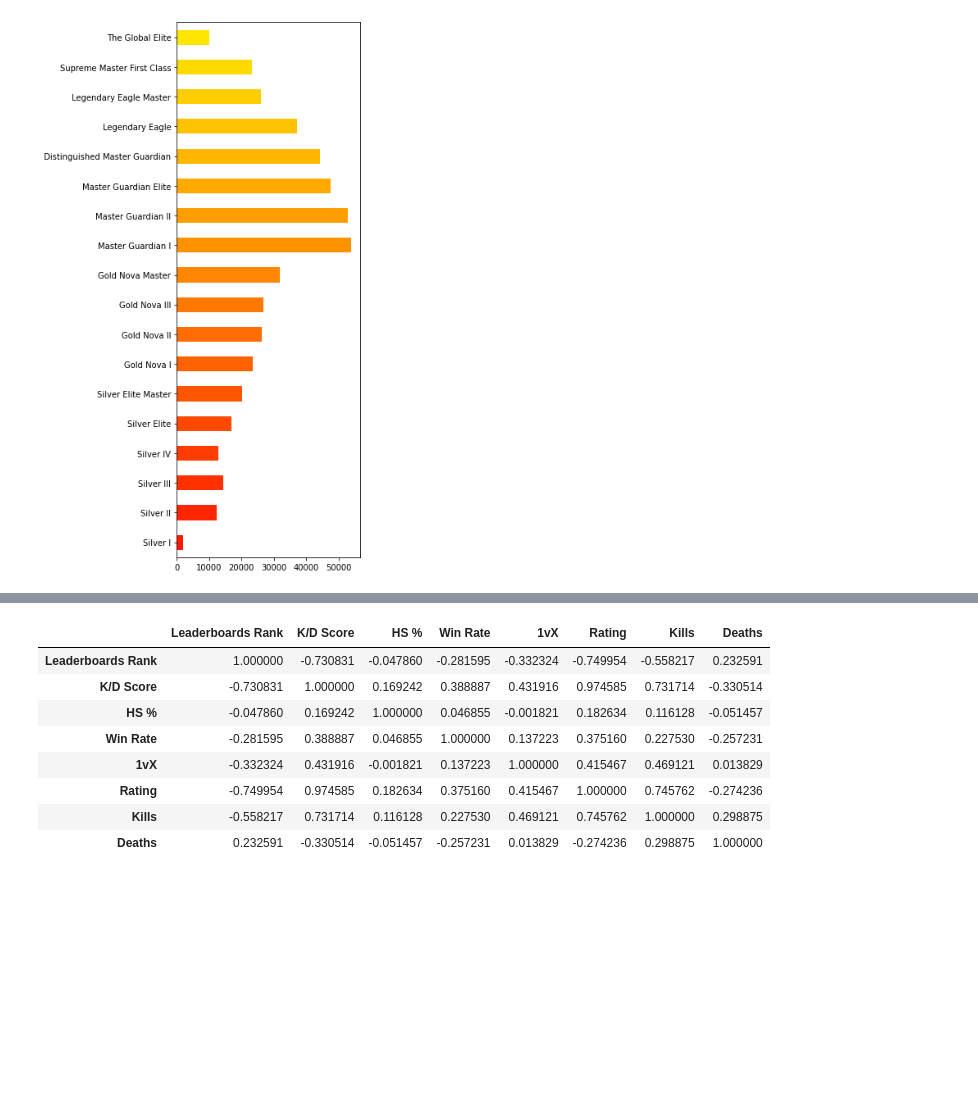
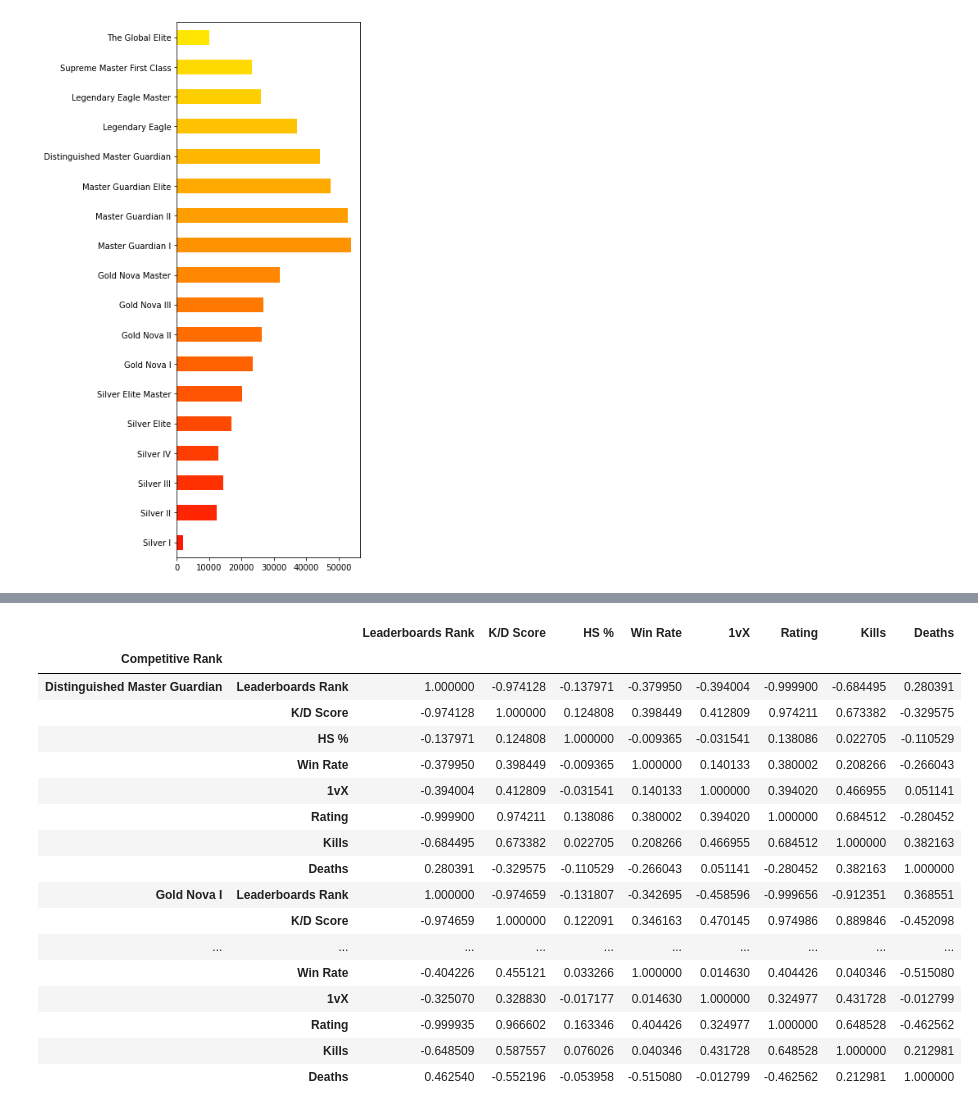
Before and after one commit to cc-visionary/datapre-csgostats, a Jupyter notebook: Scraping CSGOStats.gg.ipynb, the cells around one changed output, grey strips where cells are left out. Saved outputs shown, nothing was run; the diff lists cells and outputs as text; code cells hidden in the pictures; blank space fills up the shorter version.

Commit message:
Added Statistical Inferences
Updated Spearman correlation to show correlation per rank. Added STD and coefficient of varation per rank

```diff
--- a/Scraping CSGOStats.gg.ipynb
+++ b/Scraping CSGOStats.gg.ipynb
@@ -632,14 +689,23 @@ playerDistr.plot.barh(color=colors, figsize = (4,12))
 # %%
 
-corr = df.corr(method = "spearman")
+corr = df.groupby('Competitive Rank').corr(method = "spearman")
 corr
 # %% [output]
-|  | Leaderboards Rank | K/D Score | HS % | Win Rate | 1vX | Rating | Kills | Deaths |
-| Leaderboards Rank | 1.000000 | -0.730831 | -0.047860 | -0.281595 | -0.332324 | -0.749954 | -0.558217 | 0.232591 |
-| K/D Score | -0.730831 | 1.000000 | 0.169242 | 0.388887 | 0.431916 | 0.974585 | 0.731714 | -0.330514 |
-| HS % | -0.047860 | 0.169242 | 1.000000 | 0.046855 | -0.001821 | 0.182634 | 0.116128 | -0.051457 |
-| Win Rate | -0.281595 | 0.388887 | 0.046855 | 1.000000 | 0.137223 | 0.375160 | 0.227530 | -0.257231 |
-| 1vX | -0.332324 | 0.431916 | -0.001821 | 0.137223 | 1.000000 | 0.415467 | 0.469121 | 0.013829 |
-| Rating | -0.749954 | 0.974585 | 0.182634 | 0.375160 | 0.415467 | 1.000000 | 0.745762 | -0.274236 |
-| Kills | -0.558217 | 0.731714 | 0.116128 | 0.227530 | 0.469121 | 0.745762 | 1.000000 | 0.298875 |
-| Deaths | 0.232591 | -0.330514 | -0.051457 | -0.257231 | 0.013829 | -0.274236 | 0.298875 | 1.000000 |
+|  |  | Leaderboards Rank | K/D Score | HS % | Win Rate | 1vX | Rating | Kills | Deaths |
+| Competitive Rank |  |  |  |  |  |  |  |  |  |
+| Distinguished Master Guardian | Leaderboards Rank | 1.000000 | -0.974128 | -0.137971 | -0.379950 | -0.394004 | -0.999900 | -0.684495 | 0.280391 |
+|  | K/D Score | -0.974128 | 1.000000 | 0.124808 | 0.398449 | 0.412809 | 0.974211 | 0.673382 | -0.329575 |
+|  | HS % | -0.137971 | 0.124808 | 1.000000 | -0.009365 | -0.031541 | 0.138086 | 0.022705 | -0.110529 |
+|  | Win Rate | -0.379950 | 0.398449 | -0.009365 | 1.000000 | 0.140133 | 0.380002 | 0.208266 | -0.266043 |
+|  | 1vX | -0.394004 | 0.412809 | -0.031541 | 0.140133 | 1.000000 | 0.394020 | 0.466955 | 0.051141 |
+|  | Rating | -0.999900 | 0.974211 | 0.138086 | 0.380002 | 0.394020 | 1.000000 | 0.684512 | -0.280452 |
+|  | Kills | -0.684495 | 0.673382 | 0.022705 | 0.208266 | 0.466955 | 0.684512 | 1.000000 | 0.382163 |
+|  | Deaths | 0.280391 | -0.329575 | -0.110529 | -0.266043 | 0.051141 | -0.280452 | 0.382163 | 1.000000 |
+| Gold Nova I | Leaderboards Rank | 1.000000 | -0.974659 | -0.131807 | -0.342695 | -0.458596 | -0.999656 | -0.912351 | 0.368551 |
+|  | K/D Score | -0.974659 | 1.000000 | 0.122091 | 0.346163 | 0.470145 | 0.974986 | 0.889846 | -0.452098 |
+| ... | ... | ... | ... | ... | ... | ... | ... | ... | ... |
+|  | Win Rate | -0.404226 | 0.455121 | 0.033266 | 1.000000 | 0.014630 | 0.404426 | 0.040346 | -0.515080 |
+|  | 1vX | -0.325070 | 0.328830 | -0.017177 | 0.014630 | 1.000000 | 0.324977 | 0.431728 | -0.012799 |
+|  | Rating | -0.999935 | 0.966602 | 0.163346 | 0.404426 | 0.324977 | 1.000000 | 0.648528 | -0.462562 |
+|  | Kills | -0.648509 | 0.587557 | 0.076026 | 0.040346 | 0.431728 | 0.648528 | 1.000000 | 0.212981 |
+|  | Deaths | 0.462540 | -0.552196 | -0.053958 | -0.515080 | -0.012799 | -0.462562 | 0.212981 | 1.000000 |
```
Also changed, not shown: parts of 8 cells of this notebook.
